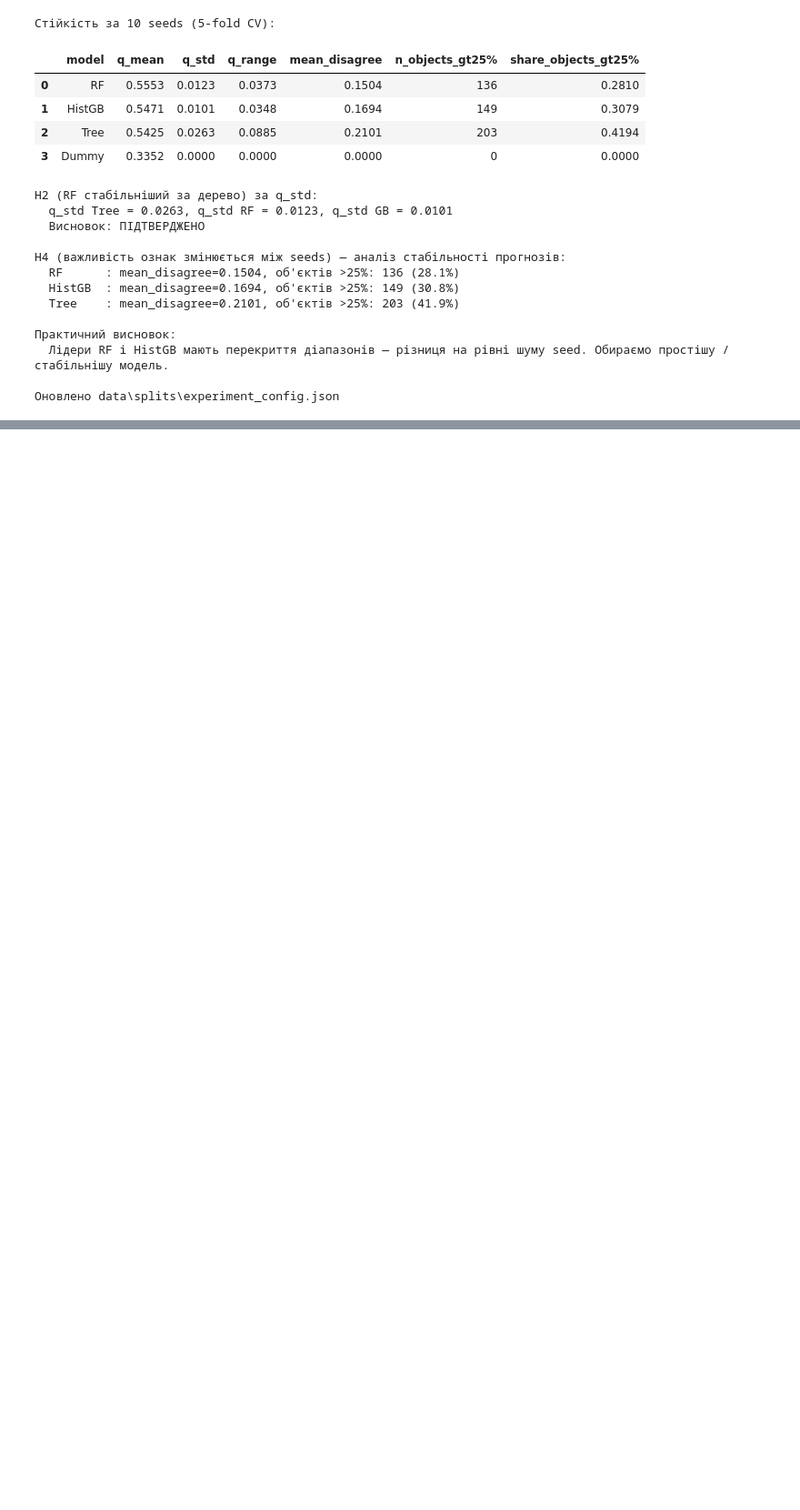
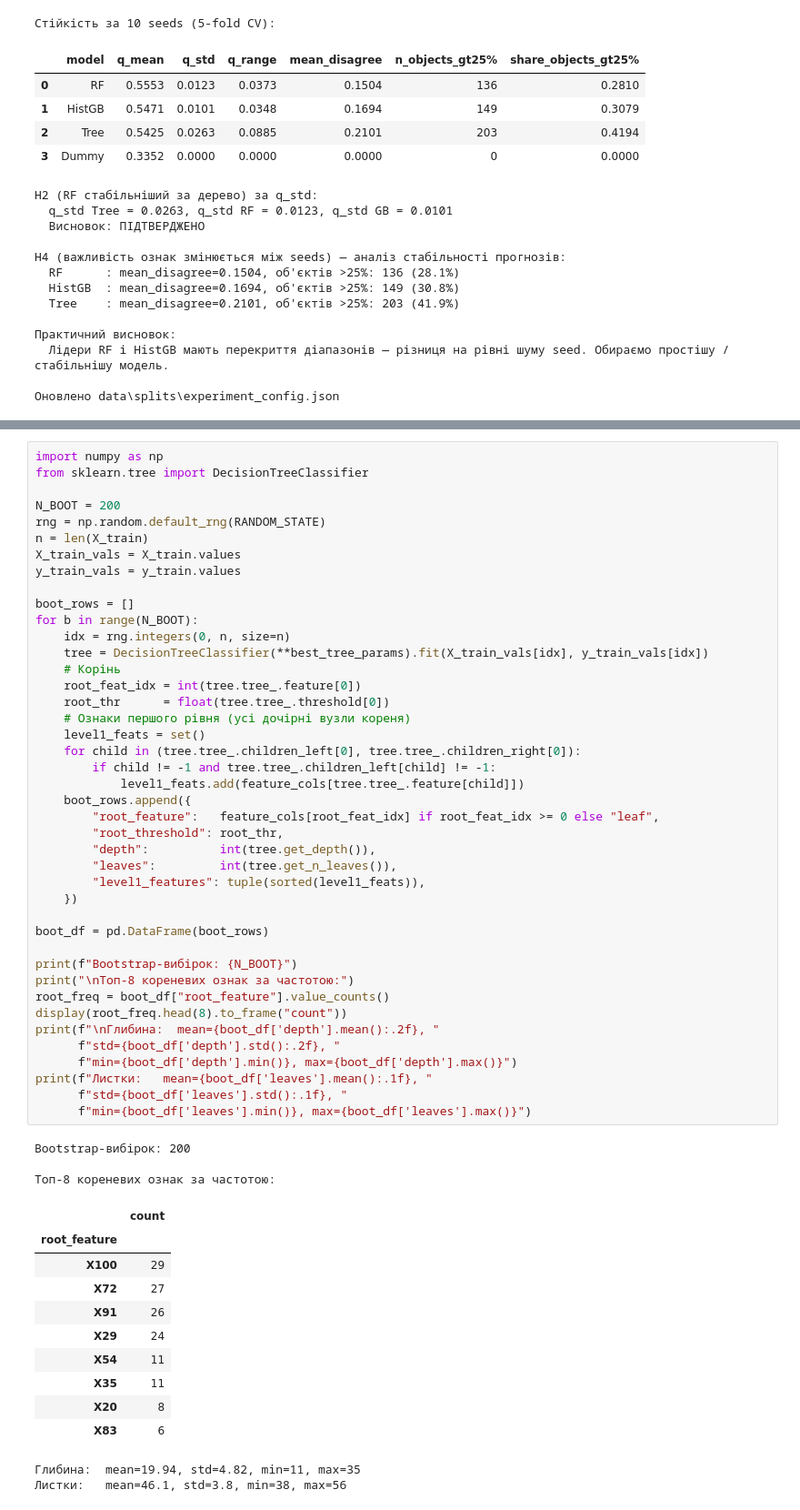
Before and after one commit to Yaroslav071315/machine-learning-course-volovnyk, a Jupyter notebook: lab04/notebook/lab04.ipynb, the cells around one changed output, grey strips where cells are left out. Shown at 91% size. Cells and saved outputs as stored; diff of their text form; blank space fills up the shorter version.

```diff
--- a/lab04/notebook/lab04.ipynb
+++ b/lab04/notebook/lab04.ipynb
@@ -867,0 +882,58 @@ H4 (важливість ознак змінюється між seeds) — ан
+# %%
+import numpy as np
+from sklearn.tree import DecisionTreeClassifier
+
+N_BOOT = 200
+rng = np.random.default_rng(RANDOM_STATE)
+n = len(X_train)
+X_train_vals = X_train.values
+y_train_vals = y_train.values
+
+boot_rows = []
+for b in range(N_BOOT):
+    idx = rng.integers(0, n, size=n)
+    tree = DecisionTreeClassifier(**best_tree_params).fit(X_train_vals[idx], y_train_vals[idx])
+    # Корінь
+    root_feat_idx = int(tree.tree_.feature[0])
+    root_thr      = float(tree.tree_.threshold[0])
+    # Ознаки першого рівня (усі дочірні вузли кореня)
+    level1_feats = set()
+    for child in (tree.tree_.children_left[0], tree.tree_.children_right[0]):
+        if child != -1 and tree.tree_.children_left[child] != -1:
+            level1_feats.add(feature_cols[tree.tree_.feature[child]])
+    boot_rows.append({
+        "root_feature":   feature_cols[root_feat_idx] if root_feat_idx >= 0 else "leaf",
+        "root_threshold": root_thr,
+        "depth":          int(tree.get_depth()),
+        "leaves":         int(tree.get_n_leaves()),
+        "level1_features": tuple(sorted(level1_feats)),
+    })
+
+boot_df = pd.DataFrame(boot_rows)
+
+print(f"Bootstrap-вибірок: {N_BOOT}")
+print("\nТоп-8 кореневих ознак за частотою:")
+root_freq = boot_df["root_feature"].value_counts()
+display(root_freq.head(8).to_frame("count"))
+print(f"\nГлибина:  mean={boot_df['depth'].mean():.2f}, "
+      f"std={boot_df['depth'].std():.2f}, "
+      f"min={boot_df['depth'].min()}, max={boot_df['depth'].max()}")
+print(f"Листки:   mean={boot_df['leaves'].mean():.1f}, "
+      f"std={boot_df['leaves'].std():.1f}, "
+      f"min={boot_df['leaves'].min()}, max={boot_df['leaves'].max()}")
+# %% [output]
+Bootstrap-вибірок: 200
+
+Топ-8 кореневих ознак за частотою:
+|  | count |
+| root_feature |  |
+| X100 | 29 |
+| X72 | 27 |
+| X91 | 26 |
+| X29 | 24 |
+| X54 | 11 |
+| X35 | 11 |
+| X20 | 8 |
+| X83 | 6 |
+Глибина:  mean=19.94, std=4.82, min=11, max=35
+Листки:   mean=46.1, std=3.8, min=38, max=56
```
Also changed, not shown: parts of 5 cells of this notebook, 1 other file.
